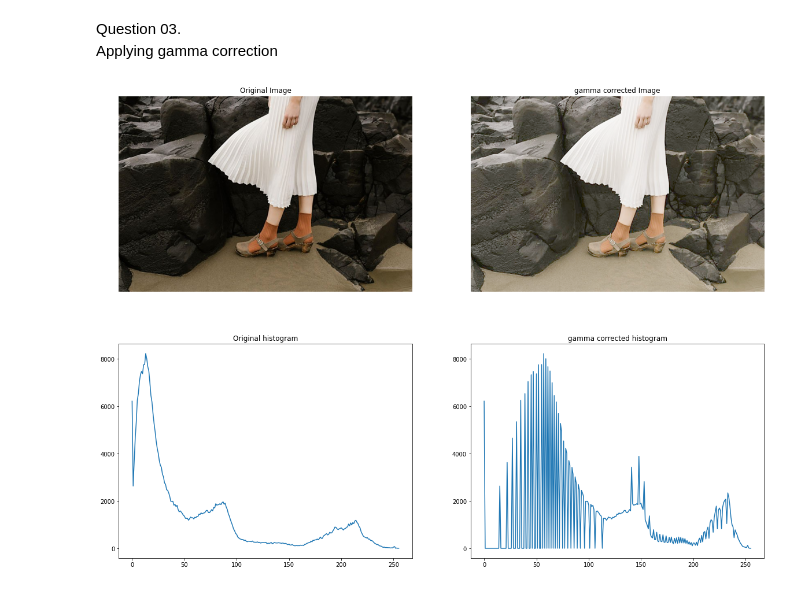
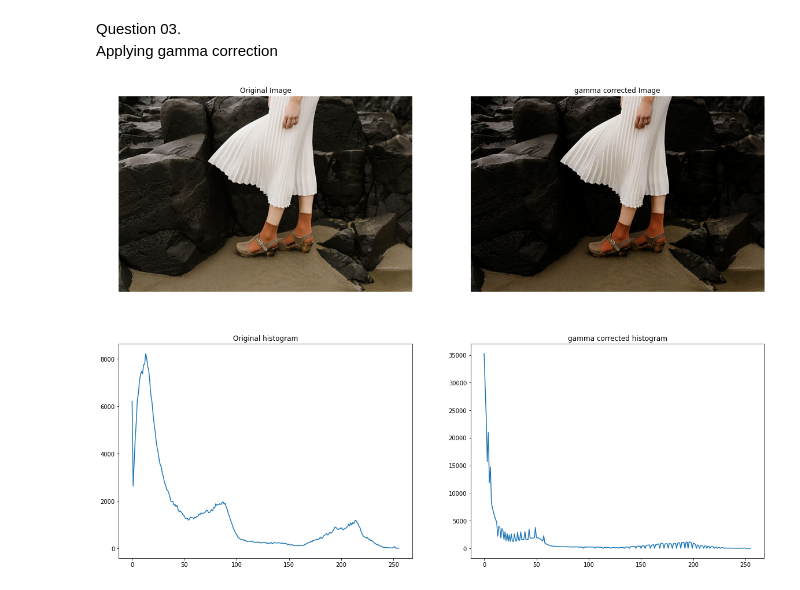
Before and after one commit to CSL9969/EN2550_Image_Processing, a Jupyter notebook: assignment1.ipynb, the cells around one changed output. Cells and saved outputs as stored; diff of their text form; code cells hidden in the pictures.

```diff
--- a/assignment1.ipynb
+++ b/assignment1.ipynb
@@ -70,32 +70,32 @@ import numpy as np
 import matplotlib.pyplot as plt
 
 img = cv.imread(r'images/highlights_and_shadows.jpg')
 assert img is not None
 
 original_hist = cv.calcHist([img] , [0] , None , [256] , [0 , 256])
 
-gamma = 0.5   #can change gamma value to get different outputs
+gamma = 1.5   #can change gamma value to get different outputs
 t = np.array([(p/255) ** gamma * 255 for p in range(256)]).astype(np.uint8)
 gamma_corrected = cv.LUT(img , t)
 
 gamma_corrected_hist = cv.calcHist([gamma_corrected] , [0] , None , [256] , [0 , 256])
 
 fig , ax = plt.subplots(2 , 2)
 fig.set_figwidth(20)
 fig.set_figheight(15)
 
 ax[0][0].imshow(cv.cvtColor(img , cv.COLOR_BGR2RGB))
 ax[0][0].axis('off')
 ax[0][0].title.set_text("Original Image")
 
 ax[0][1].imshow(cv.cvtColor(gamma_corrected , cv.COLOR_BGR2RGB))
 ax[0][1].axis('off')
 ax[0][1].title.set_text("gamma corrected Image")
 
 ax[1][0].plot(original_hist)
 ax[1][0].title.set_text("Original histogram")
 
 ax[1][1].plot(gamma_corrected_hist)
 ax[1][1].title.set_text("gamma corrected histogram")
 # %% [output]
-[figure, old version]
+[figure, new version]
```
Also changed, not shown: parts of 2 cells of this notebook.
